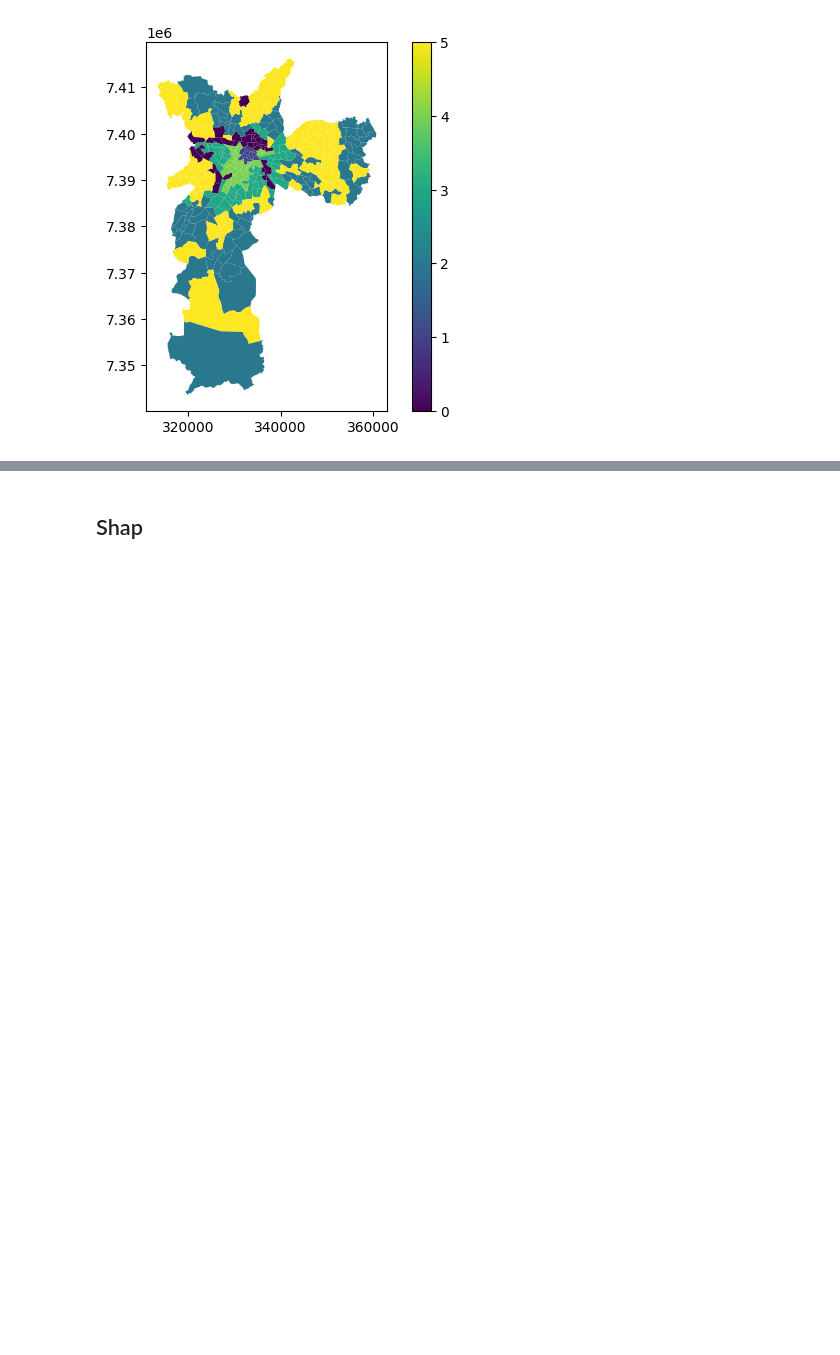
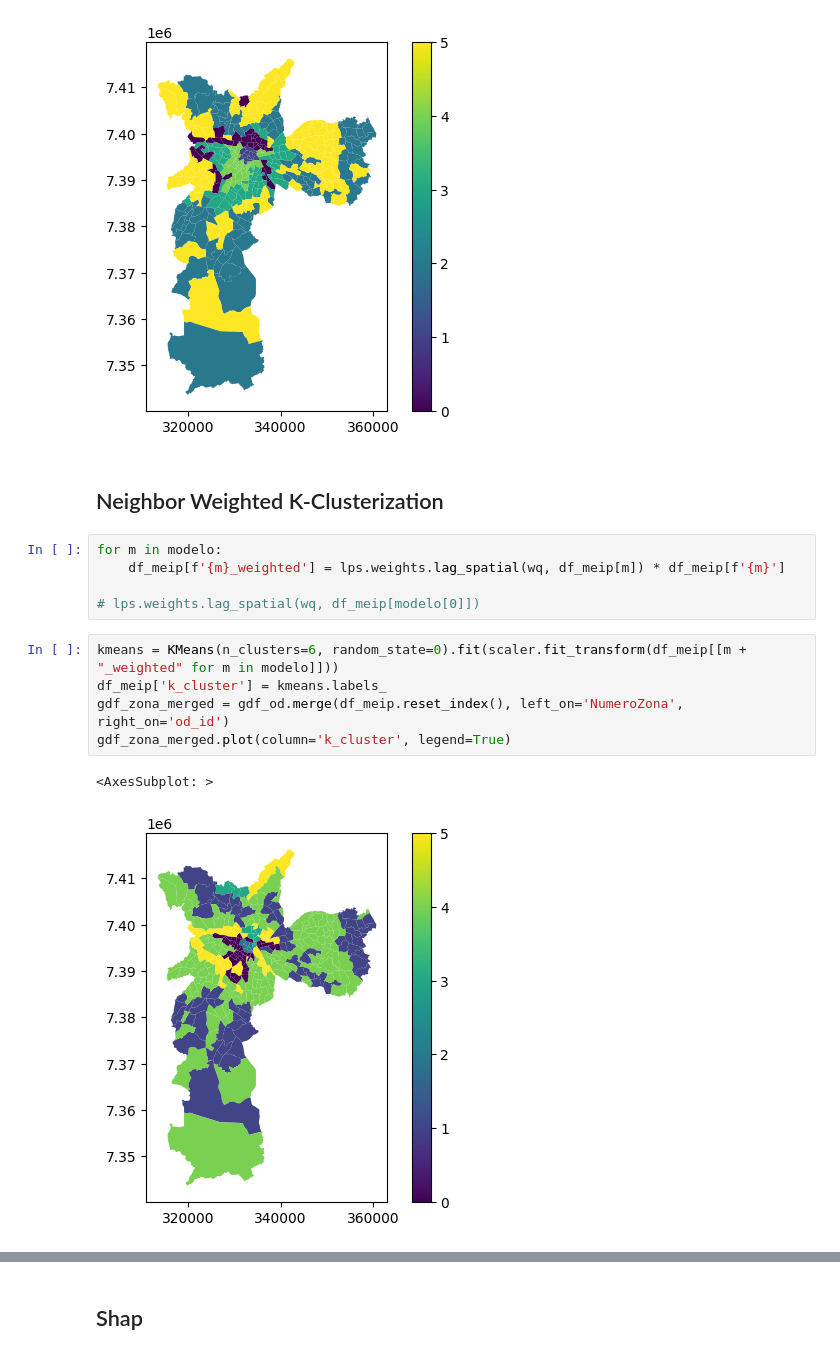
Before and after one commit to AndaSampa/meip-sp, a Jupyter notebook: 00-clusterizacao-meip-od.ipynb, the cells around one changed output, grey strips where cells are left out. Cells and saved outputs as stored; diff of their text form; blank space fills up the shorter version.

```diff
--- a/00-clusterizacao-meip-od.ipynb
+++ b/00-clusterizacao-meip-od.ipynb
@@ -248,3 +232,18 @@ gdf_zona_merged.plot(column='k_cluster', legend=True)
 # %% [output]
 <AxesSubplot: >
 [figure]
+# %% [markdown]
+## Neighbor Weighted K-Clusterization
+# %%
+for m in modelo:
+    df_meip[f'{m}_weighted'] = lps.weights.lag_spatial(wq, df_meip[m]) * df_meip[f'{m}']
+
+# lps.weights.lag_spatial(wq, df_meip[modelo[0]])
+# %%
+kmeans = KMeans(n_clusters=6, random_state=0).fit(scaler.fit_transform(df_meip[[m + "_weighted" for m in modelo]]))
+df_meip['k_cluster'] = kmeans.labels_
+gdf_zona_merged = gdf_od.merge(df_meip.reset_index(), left_on='NumeroZona', right_on='od_id')
+gdf_zona_merged.plot(column='k_cluster', legend=True)
+# %% [output]
+<AxesSubplot: >
+[figure, added]
```
Also changed, not shown: parts of 6 cells of this notebook.
